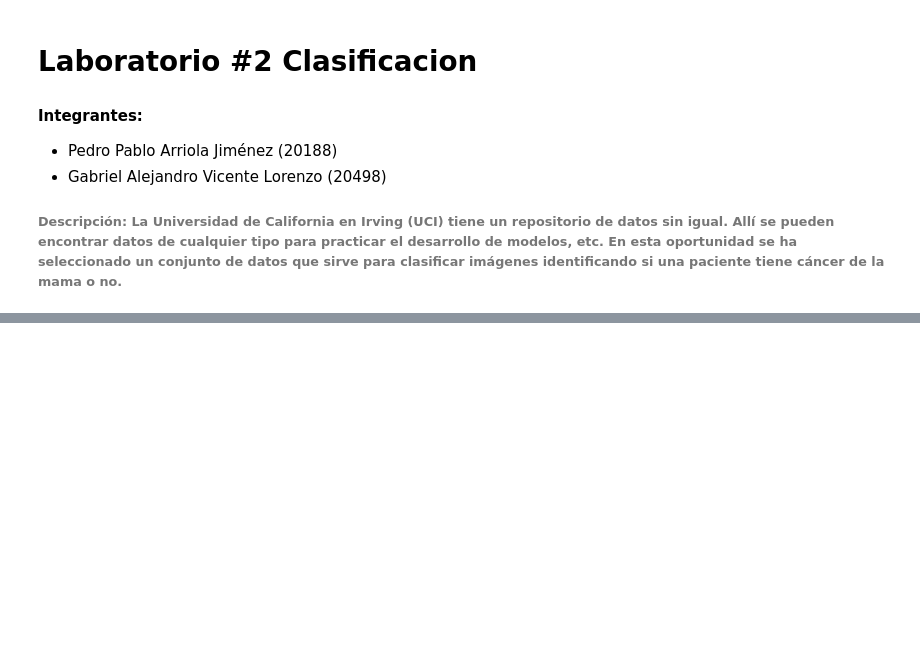
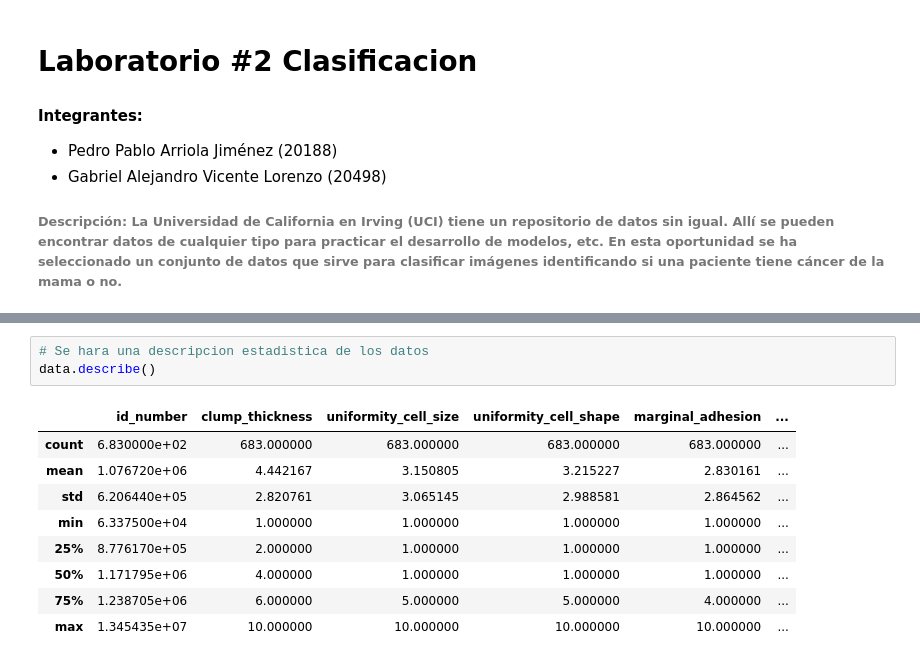
Before and after one commit to unclepete-20/lab2-md-clasificacion, a Jupyter notebook: lab2_clasificacion.ipynb, the cells around one changed output, grey strips where cells are left out. Drawn from its saved outputs; the diff is of its cells as text; blank space fills up the shorter version.

```diff
--- a/lab2_clasificacion.ipynb
+++ b/lab2_clasificacion.ipynb
@@ -37,0 +170,13 @@ data
+# %%
+# Se hara una descripcion estadistica de los datos
+data.describe()
+# %% [output]
+|  | id_number | clump_thickness | uniformity_cell_size | uniformity_cell_shape | marginal_adhesion | ... |
+| count | 6.830000e+02 | 683.000000 | 683.000000 | 683.000000 | 683.000000 | ... |
+| mean | 1.076720e+06 | 4.442167 | 3.150805 | 3.215227 | 2.830161 | ... |
+| std | 6.206440e+05 | 2.820761 | 3.065145 | 2.988581 | 2.864562 | ... |
+| min | 6.337500e+04 | 1.000000 | 1.000000 | 1.000000 | 1.000000 | ... |
+| 25% | 8.776170e+05 | 2.000000 | 1.000000 | 1.000000 | 1.000000 | ... |
+| 50% | 1.171795e+06 | 4.000000 | 1.000000 | 1.000000 | 1.000000 | ... |
+| 75% | 1.238705e+06 | 6.000000 | 5.000000 | 5.000000 | 4.000000 | ... |
+| max | 1.345435e+07 | 10.000000 | 10.000000 | 10.000000 | 10.000000 | ... |
```
Also changed, not shown: parts of 17 cells of this notebook.
